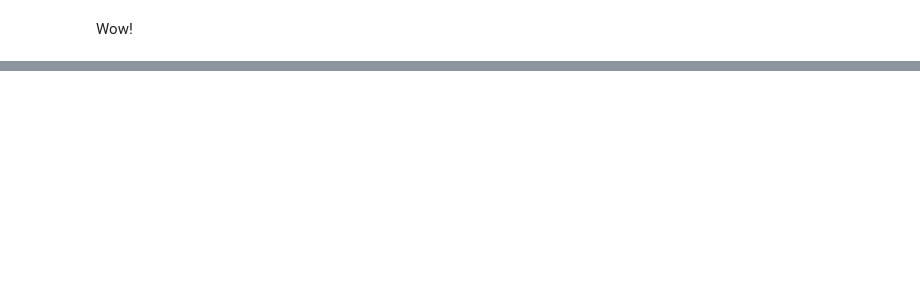
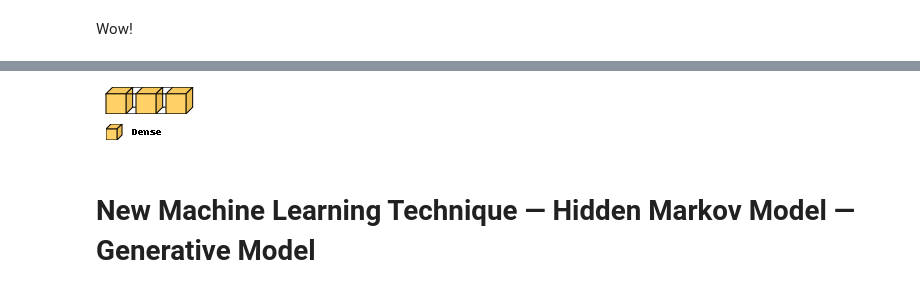
Before and after one commit to maxbshaw17/Date_Science_Final, a Jupyter notebook: Machine_Learning.ipynb, the cells around one changed output, grey strips where cells are left out. Cells and saved outputs as stored; diff of their text form; code cells hidden in the pictures; blank space fills up the shorter version.

```diff
--- a/Machine_Learning.ipynb
+++ b/Machine_Learning.ipynb
@@ -326,0 +358,13 @@ Wow!
+# %%
+import visualkeras
+model = Sequential([
+    Dense(6, activation='relu', input_dim=12),
+    Dense(6, activation='relu'),
+    Dense(3, activation='softmax')
+])
+# Generate a 3D visualization
+visualkeras.layered_view(model, legend = True)
+# %% [output]
+[figure, added]
+# %% [markdown]
+# New Machine Learning Technique — Hidden Markov Model — Generative Model
```
Also changed, not shown: parts of 30 cells of this notebook.
